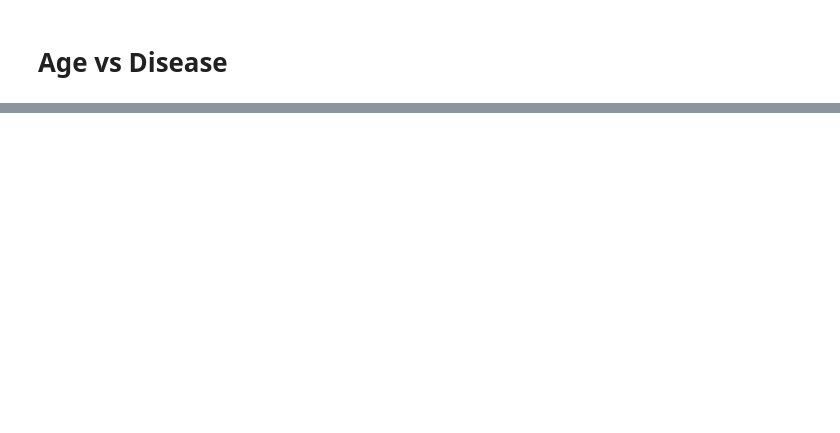
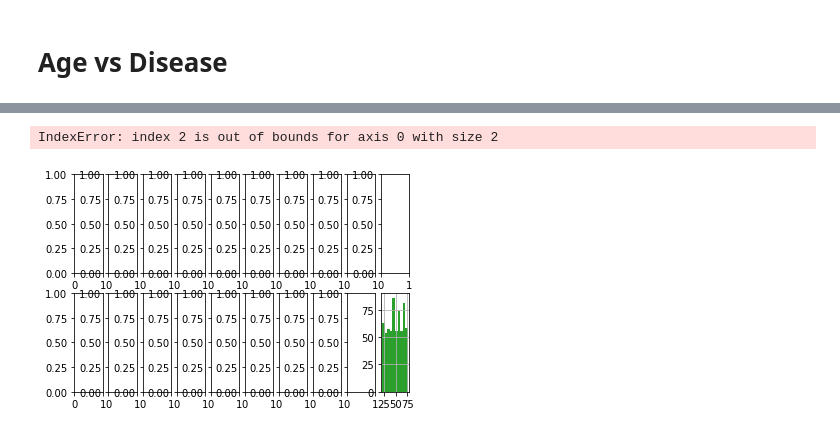
Before and after one commit to EnggQasim/FAST_Data, a Jupyter notebook: Statistics/project/Medical Data.ipynb, the cells around one changed output, grey strips where cells are left out. Saved outputs shown, nothing was run; the diff lists cells and outputs as text; code cells hidden in the pictures; blank space fills up the shorter version.

```diff
--- a/Statistics/project/Medical Data.ipynb
+++ b/Statistics/project/Medical Data.ipynb
@@ -27 +41,11 @@ dtype: int64
+# %%
+fig, ax = plt.subplots(nrows=2,ncols=10)
+
+for cell,digno in enumerate(df.DIAGNOSIS.unique()):
+    ax[cell]=df[df.DIAGNOSIS==digno].Age.hist()
+
+plt.plot()
+# %% [output]
+IndexError: index 2 is out of bounds for axis 0 with size 2
+[figure, added]
 # %%
```
Also changed, not shown: parts of 4 cells of this notebook, 12 other files.
